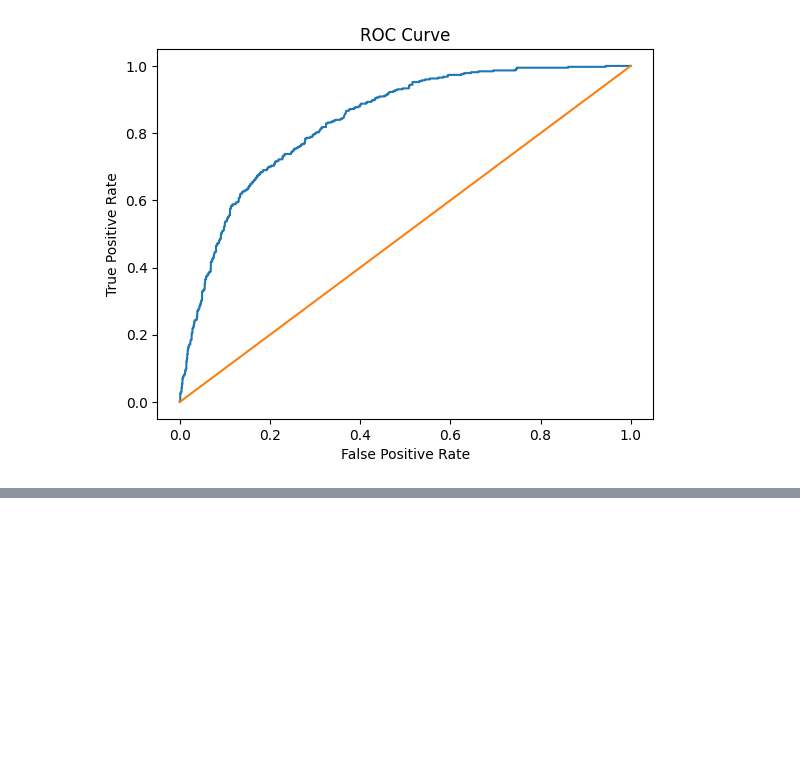
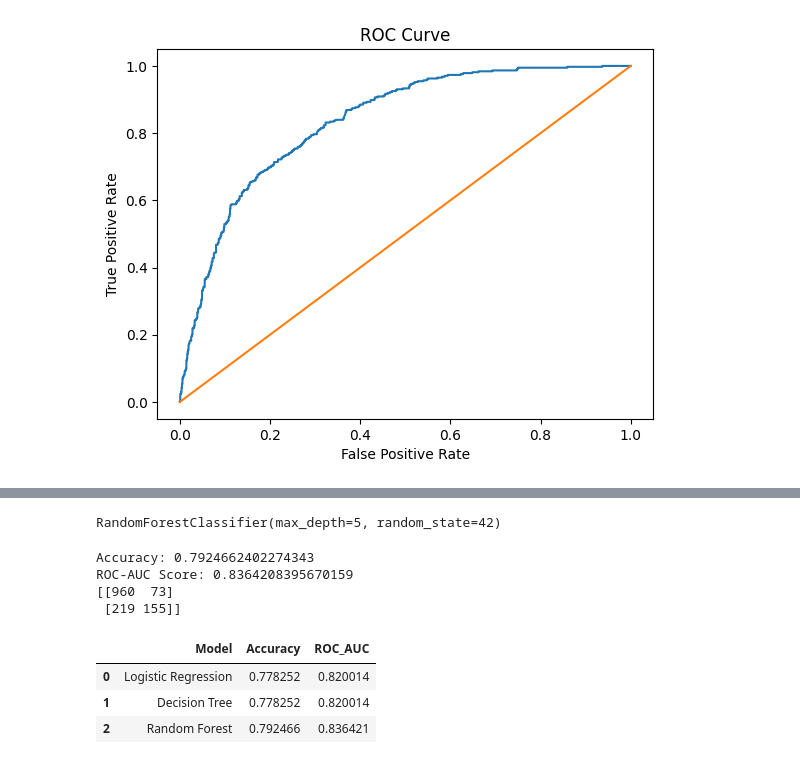
Before and after one commit to Sahithya610/customer-churn-prediction, a Jupyter notebook: notebooks/02_modeling.ipynb, the cells around one changed output, grey strips where cells are left out. Saved outputs shown, nothing was run; the diff lists cells and outputs as text; code cells hidden in the pictures; blank space fills up the shorter version.

Commit message:
Added model comparision and feature importance analysis for churn prediction project

```diff
--- a/notebooks/02_modeling.ipynb
+++ b/notebooks/02_modeling.ipynb
@@ -172,3 +175,9 @@ plt.title("ROC Curve")
 plt.show()
 # %% [output]
 [figure]
+# %%
+from sklearn.tree import DecisionTreeClassifier
+dt_model = DecisionTreeClassifier()
+dt_model.fit(x_train, y_train)
+
+y_pred_dt = dt_model.predict(x_test)
@@ -174,0 +227,3 @@ plt.show()
+# %%
+dt_model = DecisionTreeClassifier(max_depth=5, random_state=42)
+dt_model.fit(x_train, y_train)
@@ -174,0 +317,10 @@ plt.show()
+# %%
+models = {"Logistic Regression": model, "Decision Tree": dt_model}
+
+results = []
+for name, model in models.items():
+    y_pred = model.predict(x_test)
+    y_prob = model.predict_proba(x_test)[:,1]
+
+    results.append([name, accuracy_score(y_test, y_pred), roc_auc_score(y_test, y_prob)])
+pd.DataFrame(results, columns=["Model", "Accuracy", "ROC_AUC"])
@@ -174,0 +363,6 @@ plt.show()
+# %%
+from sklearn.ensemble import RandomForestClassifier
+rf_model = RandomForestClassifier(n_estimators=100, max_depth=5, random_state=42)
+rf_model.fit(x_train, y_train)
+# %% [output]
+RandomForestClassifier(max_depth=5, random_state=42)
@@ -174,0 +371,25 @@ plt.show()
+# %%
+from sklearn.metrics import accuracy_score, confusion_matrix, roc_auc_score
+print("Accuracy:", accuracy_score(y_test, y_pred_rf))
+print("ROC-AUC Score:", roc_auc_score(y_test, rf_model.predict_proba(x_test)[:,1]))
+print(confusion_matrix(y_test, y_pred_rf))
+# %% [output]
+Accuracy: 0.7924662402274343
+ROC-AUC Score: 0.8364208395670159
+[[960  73]
+ [219 155]]
+# %%
+models = {"Logistic Regression": model, "Decision Tree": dt_model, "Random Forest": rf_model}
+
+results = []
+for name, model in models.items():
+    y_pred = model.predict(x_test)
+    y_prob = model.predict_proba(x_test)[:,1]
+
+    results.append([name, accuracy_score(y_test, y_pred), roc_auc_score(y_test, y_prob)])
+pd.DataFrame(results, columns=["Model", "Accuracy", "ROC_AUC"])
+# %% [output]
+|  | Model | Accuracy | ROC_AUC |
+| 0 | Logistic Regression | 0.778252 | 0.820014 |
+| 1 | Decision Tree | 0.778252 | 0.820014 |
+| 2 | Random Forest | 0.792466 | 0.836421 |
```
Also changed, not shown: parts of 17 cells of this notebook.
